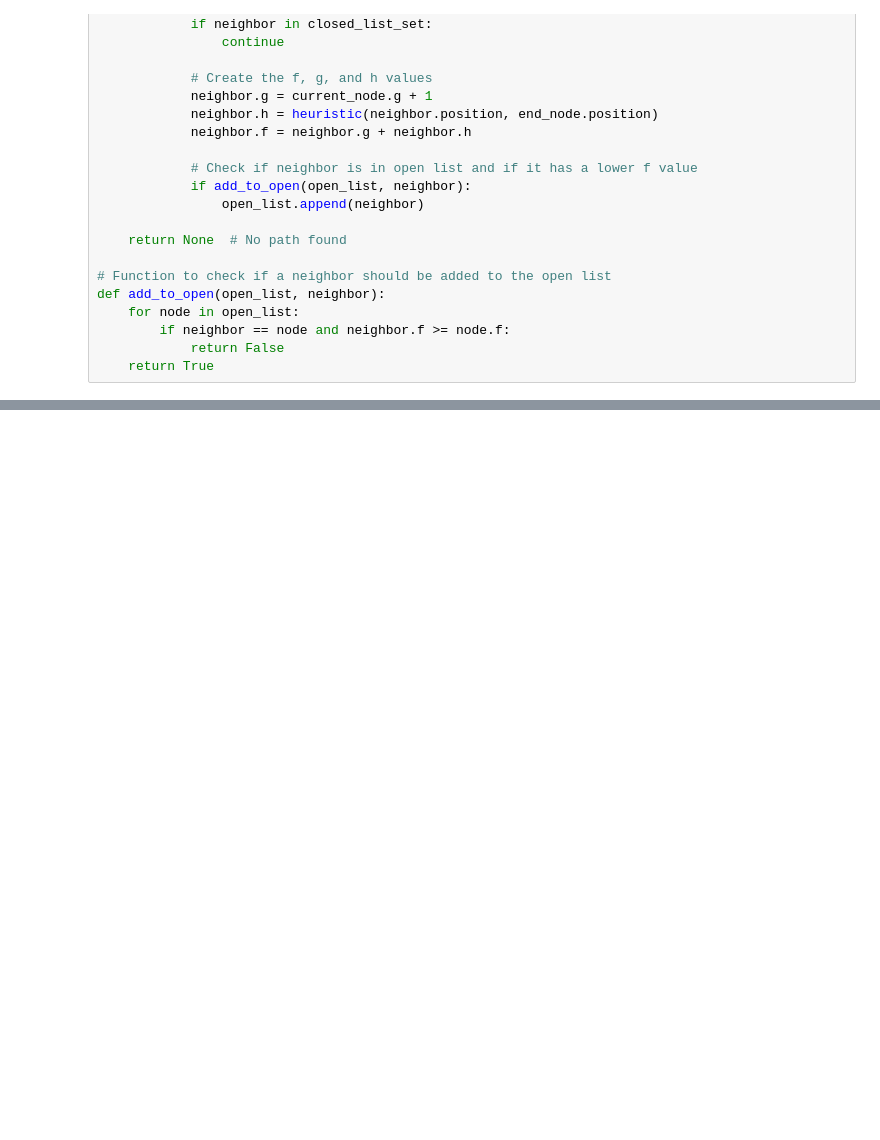
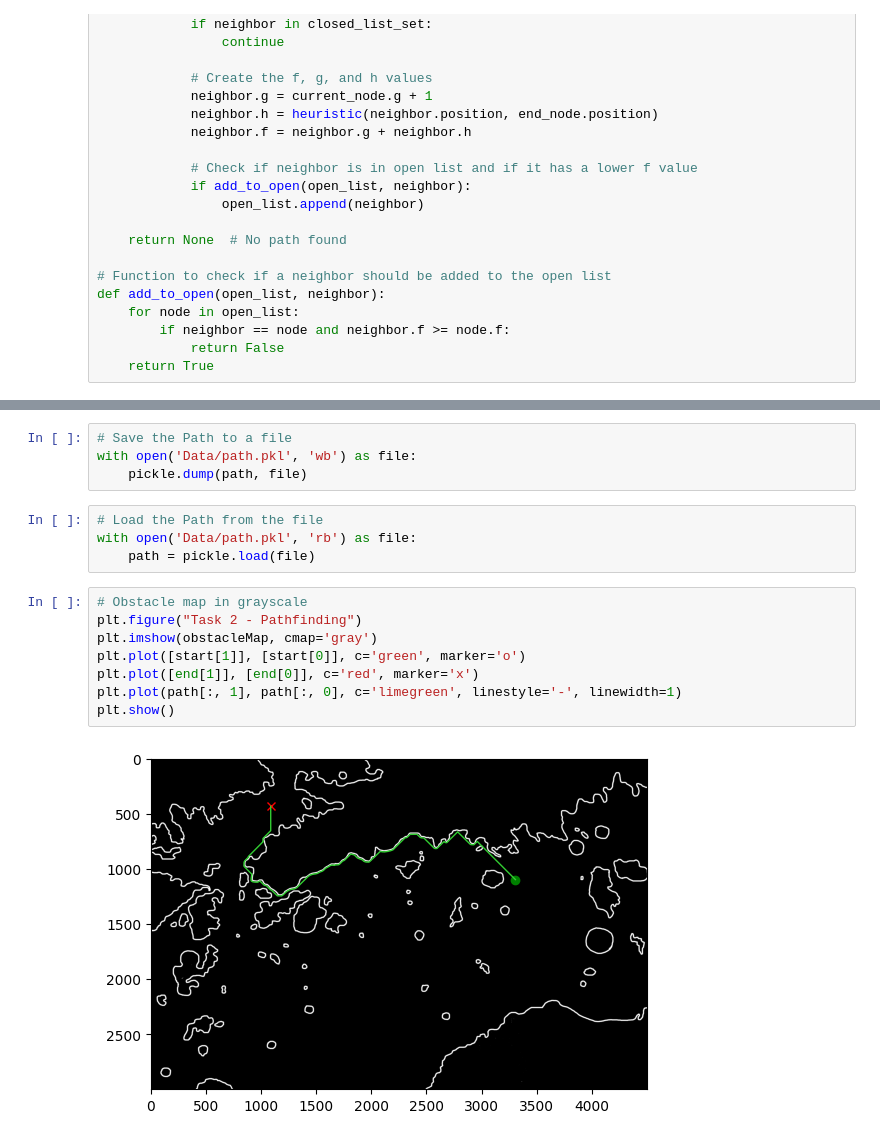
Before and after one commit to Leonardo-Russo/Autonomous-Driving-Rover, a Jupyter notebook: notebook.ipynb, the cells around one changed output, grey strips where cells are left out. Drawn from its saved outputs; the diff is of its cells as text; blank space fills up the shorter version.

```diff
--- a/notebook.ipynb
+++ b/notebook.ipynb
@@ -269,0 +271,18 @@ plt.show()
+# %%
+# Save the Path to a file
+with open('Data/path.pkl', 'wb') as file:
+    pickle.dump(path, file)
+# %%
+# Load the Path from the file
+with open('Data/path.pkl', 'rb') as file:
+    path = pickle.load(file)
+# %%
+# Obstacle map in grayscale
+plt.figure("Task 2 - Pathfinding")
+plt.imshow(obstacleMap, cmap='gray')
+plt.plot([start[1]], [start[0]], c='green', marker='o')
+plt.plot([end[1]], [end[0]], c='red', marker='x')
+plt.plot(path[:, 1], path[:, 0], c='limegreen', linestyle='-', linewidth=1)
+plt.show()
+# %% [output]
+[figure, added]
```
Also changed, not shown: parts of 3 cells of this notebook, 2 other files.
